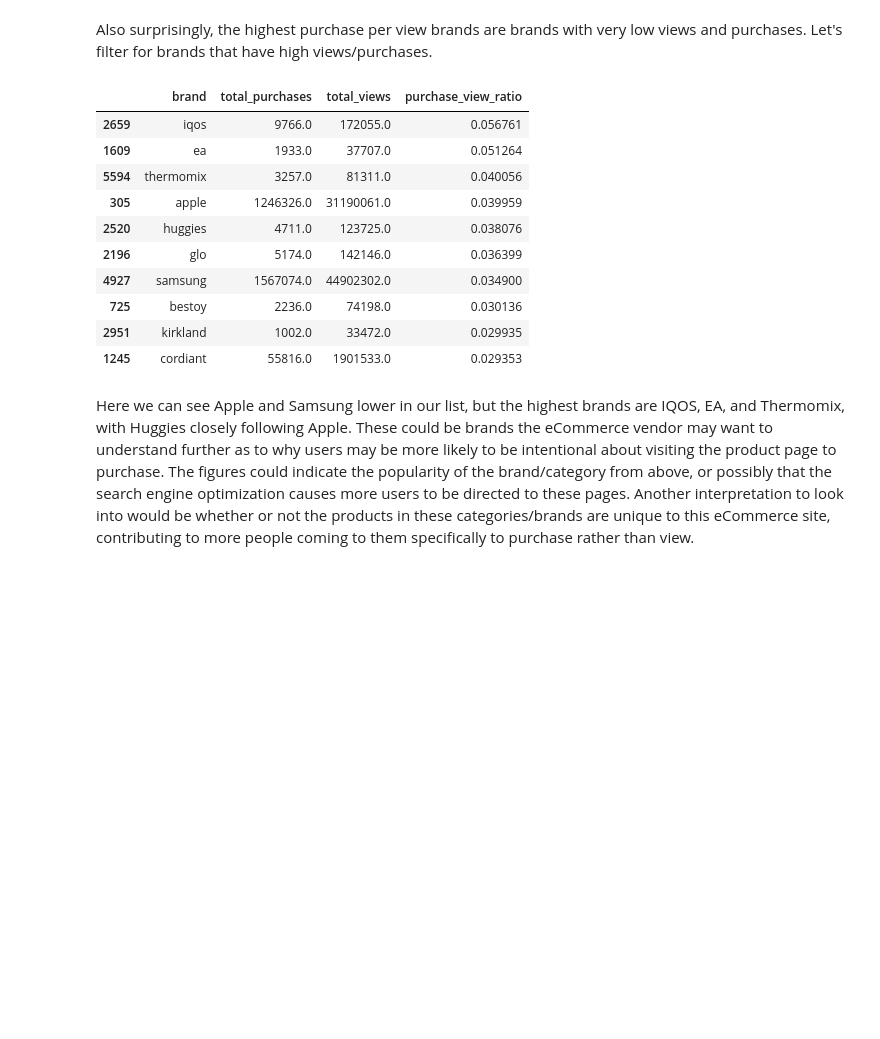
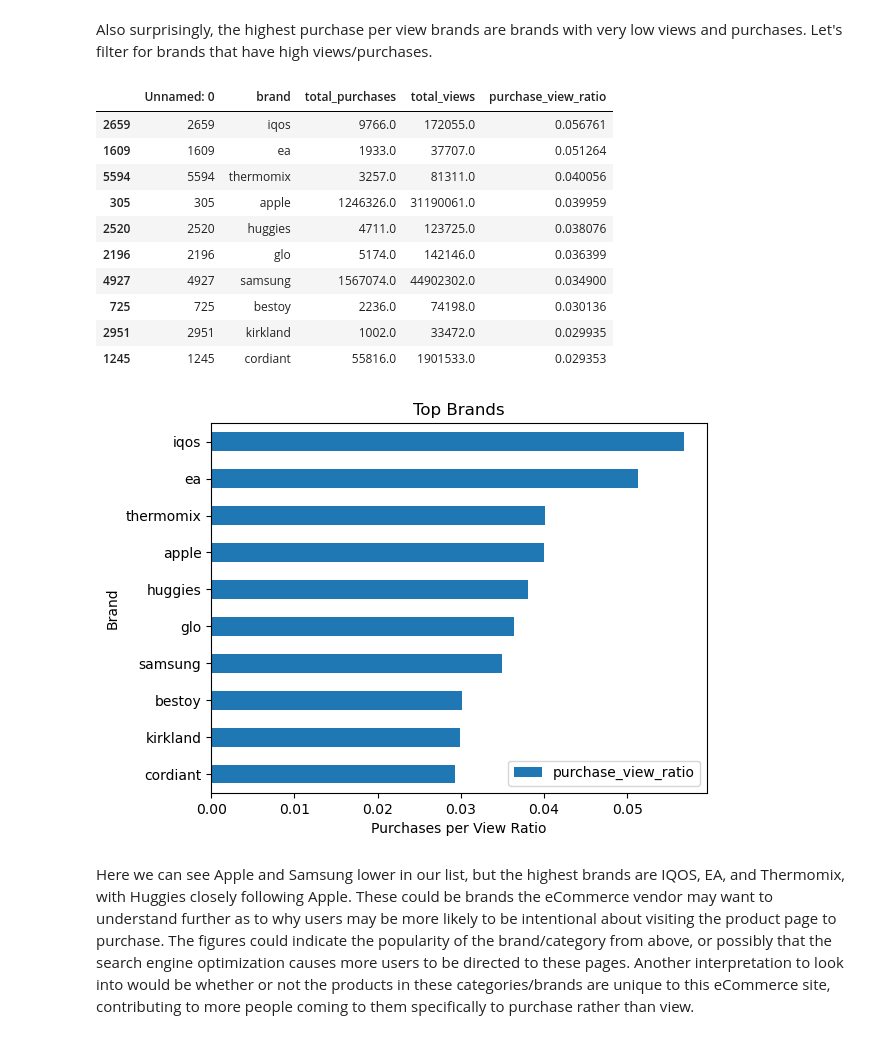
Before and after one commit to seel6470/CSPB-4502-Group-9-Project, a Jupyter notebook: Project Code.ipynb, the cells around one changed output. Saved outputs shown, nothing was run; the diff lists cells and outputs as text; code cells hidden in the pictures; blank space fills up the shorter version.

```diff
--- a/Project Code.ipynb
+++ b/Project Code.ipynb
@@ -527,18 +514,26 @@ brand_counts.sort_values(by='purchase_view_ratio',ascending=False).head(10)
 # %% [markdown]
 Also surprisingly, the highest purchase per view brands are brands with very low views and purchases. Let's filter for brands that have high views/purchases.
 # %%
-brand_counts[(brand_counts['total_purchases'] > 1000) & (brand_counts['total_views'] > 1000)].sort_values(by='purchase_view_ratio',ascending=False).head(10)
+brand_counts = brand_counts[(brand_counts['total_purchases'] > 1000) & (brand_counts['total_views'] > 1000)]
+brand_counts = brand_counts.sort_values(by='purchase_view_ratio',ascending=False)
+display(brand_counts.head(10))
+brand_counts[['brand','purchase_view_ratio']].set_index('brand').head(10).plot(kind='barh')
+plt.title('Top Brands')
+plt.xlabel('Purchases per View Ratio')
+plt.ylabel('Brand')
+plt.gca().invert_yaxis()
 # %% [output]
-|  | brand | total_purchases | total_views | purchase_view_ratio |
-| 2659 | iqos | 9766.0 | 172055.0 | 0.056761 |
-| 1609 | ea | 1933.0 | 37707.0 | 0.051264 |
-| 5594 | thermomix | 3257.0 | 81311.0 | 0.040056 |
-| 305 | apple | 1246326.0 | 31190061.0 | 0.039959 |
-| 2520 | huggies | 4711.0 | 123725.0 | 0.038076 |
-| 2196 | glo | 5174.0 | 142146.0 | 0.036399 |
-| 4927 | samsung | 1567074.0 | 44902302.0 | 0.034900 |
-| 725 | bestoy | 2236.0 | 74198.0 | 0.030136 |
-| 2951 | kirkland | 1002.0 | 33472.0 | 0.029935 |
-| 1245 | cordiant | 55816.0 | 1901533.0 | 0.029353 |
+|  | Unnamed: 0 | brand | total_purchases | total_views | purchase_view_ratio |
+| 2659 | 2659 | iqos | 9766.0 | 172055.0 | 0.056761 |
+| 1609 | 1609 | ea | 1933.0 | 37707.0 | 0.051264 |
+| 5594 | 5594 | thermomix | 3257.0 | 81311.0 | 0.040056 |
+| 305 | 305 | apple | 1246326.0 | 31190061.0 | 0.039959 |
+| 2520 | 2520 | huggies | 4711.0 | 123725.0 | 0.038076 |
+| 2196 | 2196 | glo | 5174.0 | 142146.0 | 0.036399 |
+| 4927 | 4927 | samsung | 1567074.0 | 44902302.0 | 0.034900 |
+| 725 | 725 | bestoy | 2236.0 | 74198.0 | 0.030136 |
+| 2951 | 2951 | kirkland | 1002.0 | 33472.0 | 0.029935 |
+| 1245 | 1245 | cordiant | 55816.0 | 1901533.0 | 0.029353 |
+[figure, added]
 # %% [markdown]
 Here we can see Apple and Samsung lower in our list, but the highest brands are IQOS, EA, and Thermomix, with Huggies closely following Apple. These could be brands the eCommerce vendor may want to understand further as to why users may be more likely to be intentional about visiting the product page to purchase. The figures could indicate the popularity of the brand/category from above, or possibly that the search engine optimization causes more users to be directed to these pages. Another interpretation to look into would be whether or not the products in these categories/brands are unique to this eCommerce site, contributing to more people coming to them specifically to purchase rather than view.
```
Also changed, not shown: parts of 18 cells of this notebook.
